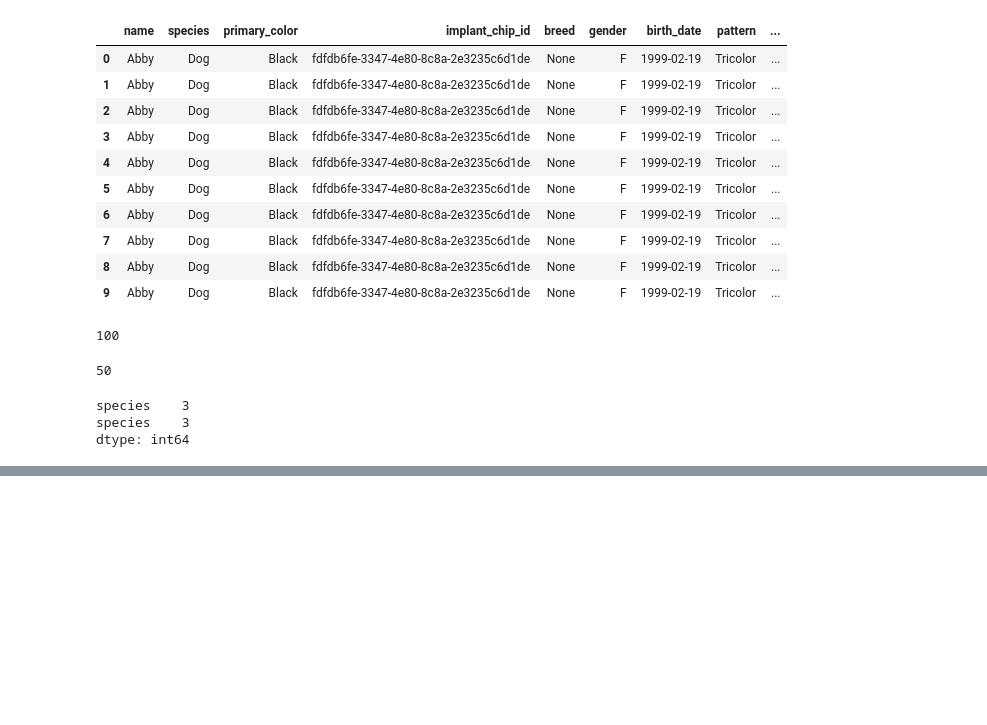
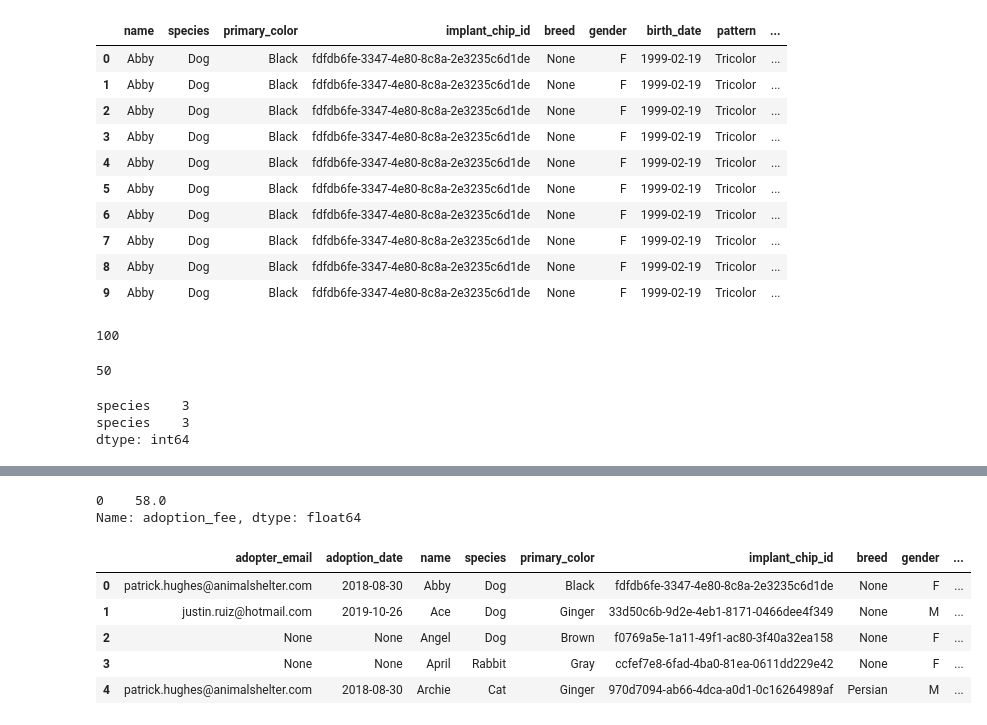
Before and after one commit to roblivesinottawa/animalshelter_database, a Jupyter notebook: animalshelter-workspace/queries.ipynb, the cells around one changed output, grey strips where cells are left out. Drawn from its saved outputs; the diff is of its cells as text; code cells hidden in the pictures; blank space fills up the shorter version.

```diff
--- a/animalshelter-workspace/queries.ipynb
+++ b/animalshelter-workspace/queries.ipynb
@@ -224,0 +374,24 @@ KeyError: 1
+# %%
+df[df.name == 'Abby'].adoption_fee
+# %% [output]
+0    58.0
+Name: adoption_fee, dtype: float64
+# %%
+query = """
+    select ad.Adopter_Email, ad.Adoption_Date, a.*
+    from Animals as a
+    left outer join
+    Adoptions as ad
+    on ad.Name = a.Name and ad.Species = a.Species;
+"""
+
+df = pd.DataFrame(engine.execute(query).fetchall())
+# %%
+df.head()
+# %% [output]
+|  | adopter_email | adoption_date | name | species | primary_color | implant_chip_id | breed | gender | ... |
+| 0 | patrick.hughes@animalshelter.com | 2018-08-30 | Abby | Dog | Black | fdfdb6fe-3347-4e80-8c8a-2e3235c6d1de | None | F | ... |
+| 1 | justin.ruiz@hotmail.com | 2019-10-26 | Ace | Dog | Ginger | 33d50c6b-9d2e-4eb1-8171-0466dee4f349 | None | M | ... |
+| 2 | None | None | Angel | Dog | Brown | f0769a5e-1a11-49f1-ac80-3f40a32ea158 | None | F | ... |
+| 3 | None | None | April | Rabbit | Gray | ccfef7e8-6fad-4ba0-81ea-0611dd229e42 | None | F | ... |
+| 4 | patrick.hughes@animalshelter.com | 2018-08-30 | Archie | Cat | Ginger | 970d7094-ab66-4dca-a0d1-0c16264989af | Persian | M | ... |
```
Also changed, not shown: parts of 46 cells of this notebook.
